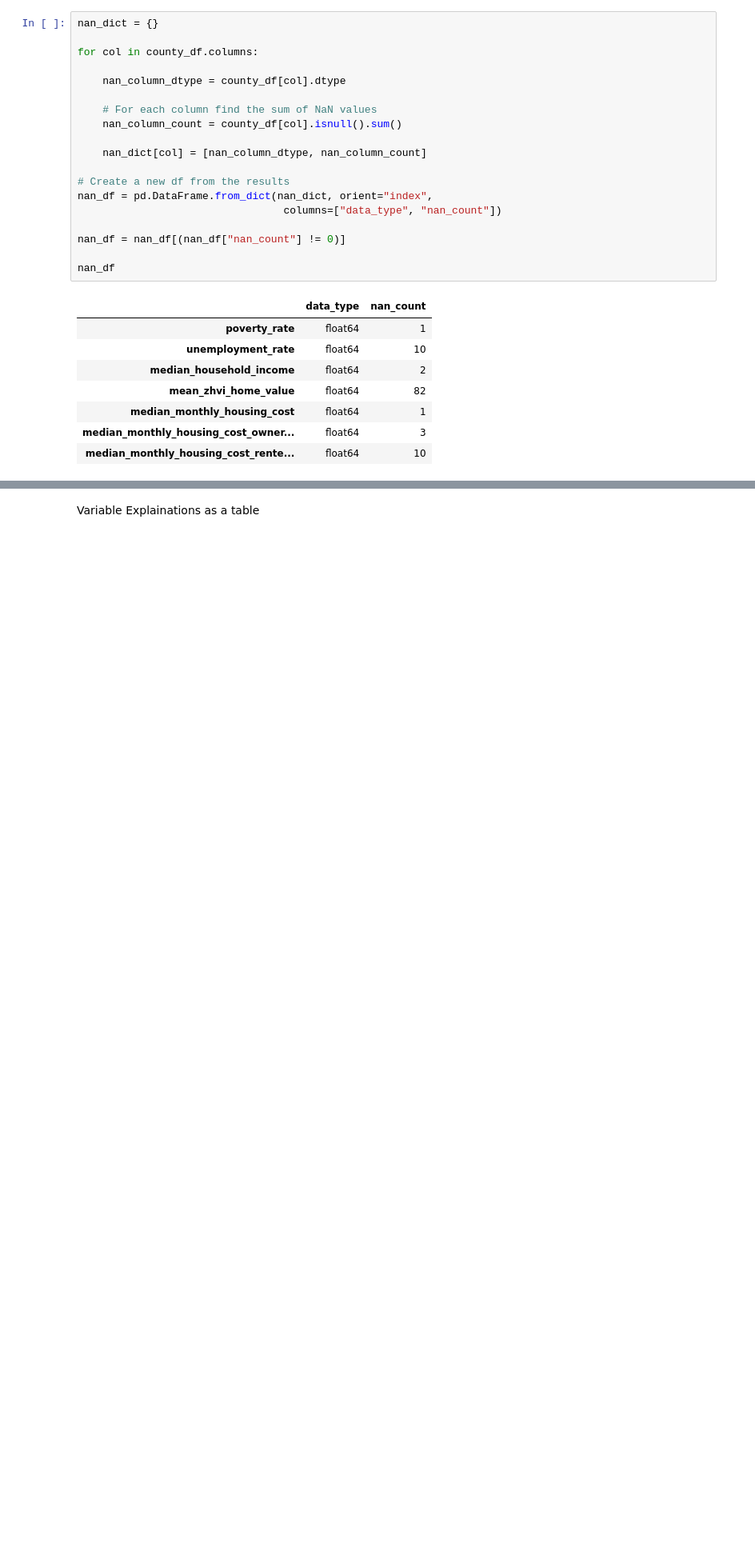
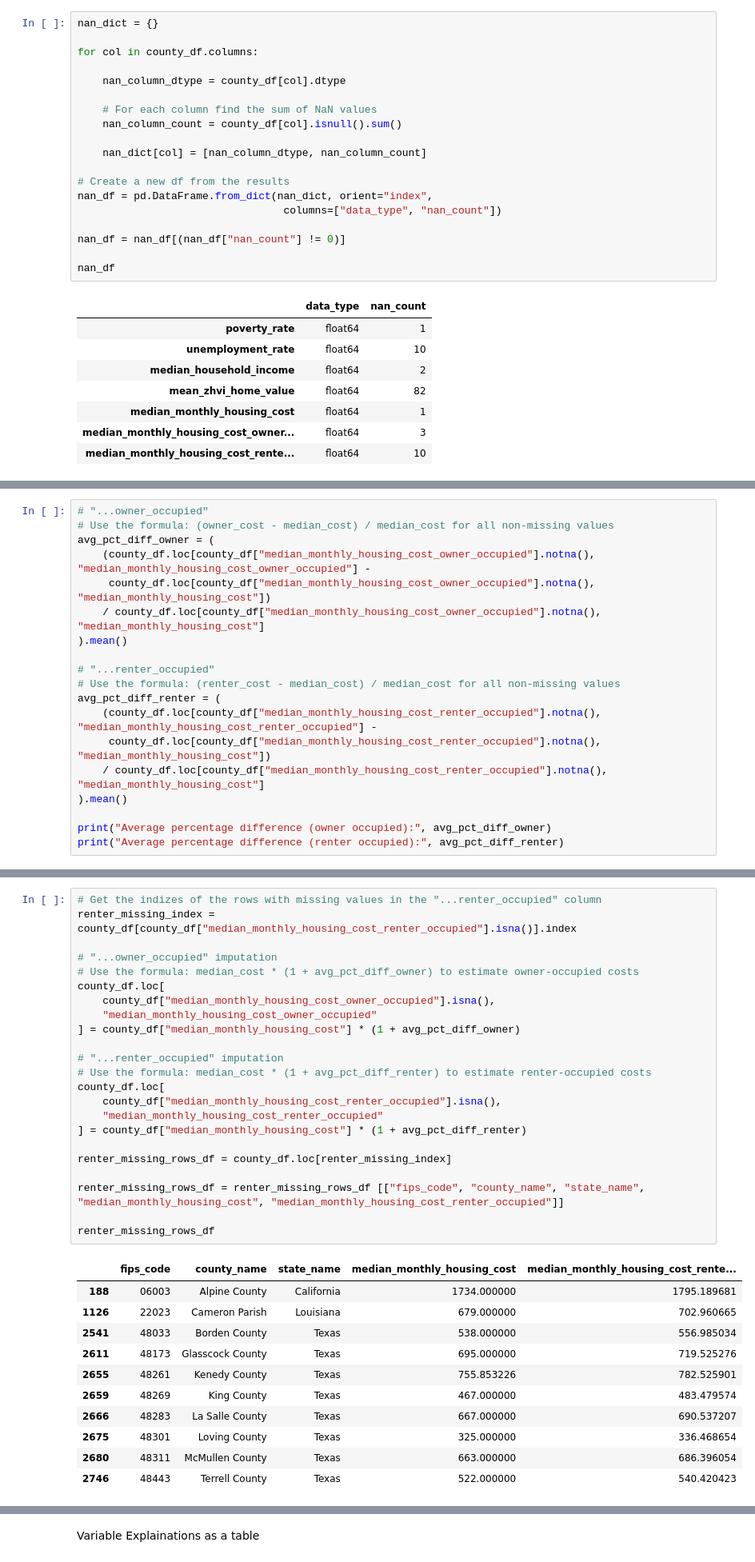
Before and after one commit to larrycoder123/uscounty_datascience, a Jupyter notebook: aproject.ipynb, the cells around one changed output, grey strips where cells are left out. Shown at 80% size. Saved outputs shown, nothing was run; the diff lists cells and outputs as text; blank space fills up the shorter version.

```diff
--- a/aproject.ipynb
+++ b/aproject.ipynb
@@ -248,0 +554,19 @@ Weighted average of nearest counties.
+# %%
+# "...owner_occupied"
+# Use the formula: (owner_cost - median_cost) / median_cost for all non-missing values
+avg_pct_diff_owner = (
+    (county_df.loc[county_df["median_monthly_housing_cost_owner_occupied"].notna(), "median_monthly_housing_cost_owner_occupied"] -
+     county_df.loc[county_df["median_monthly_housing_cost_owner_occupied"].notna(), "median_monthly_housing_cost"])
+    / county_df.loc[county_df["median_monthly_housing_cost_owner_occupied"].notna(), "median_monthly_housing_cost"]
+).mean()
+
+# "...renter_occupied"
+# Use the formula: (renter_cost - median_cost) / median_cost for all non-missing values
+avg_pct_diff_renter = (
+    (county_df.loc[county_df["median_monthly_housing_cost_renter_occupied"].notna(), "median_monthly_housing_cost_renter_occupied"] -
+     county_df.loc[county_df["median_monthly_housing_cost_renter_occupied"].notna(), "median_monthly_housing_cost"])
+    / county_df.loc[county_df["median_monthly_housing_cost_renter_occupied"].notna(), "median_monthly_housing_cost"]
+).mean()
+
+print("Average percentage difference (owner occupied):", avg_pct_diff_owner)
+print("Average percentage difference (renter occupied):", avg_pct_diff_renter)
@@ -248,0 +576,35 @@ Weighted average of nearest counties.
+# %%
+# Get the indizes of the rows with missing values in the "...renter_occupied" column
+renter_missing_index = county_df[county_df["median_monthly_housing_cost_renter_occupied"].isna()].index
+
+# "...owner_occupied" imputation
+# Use the formula: median_cost * (1 + avg_pct_diff_owner) to estimate owner-occupied costs
+county_df.loc[
+    county_df["median_monthly_housing_cost_owner_occupied"].isna(),
+    "median_monthly_housing_cost_owner_occupied"
+] = county_df["median_monthly_housing_cost"] * (1 + avg_pct_diff_owner)
+
+# "...renter_occupied" imputation
+# Use the formula: median_cost * (1 + avg_pct_diff_renter) to estimate renter-occupied costs
+county_df.loc[
+    county_df["median_monthly_housing_cost_renter_occupied"].isna(),
+    "median_monthly_housing_cost_renter_occupied"
+] = county_df["median_monthly_housing_cost"] * (1 + avg_pct_diff_renter)
+
+renter_missing_rows_df = county_df.loc[renter_missing_index]
+
+renter_missing_rows_df = renter_missing_rows_df [["fips_code", "county_name", "state_name", "median_monthly_housing_cost", "median_monthly_housing_cost_renter_occupied"]]
+
+renter_missing_rows_df
+# %% [output]
+|  | fips_code | county_name | state_name | median_monthly_housing_cost | median_monthly_housing_cost_rente... |
+| 188 | 06003 | Alpine County | California | 1734.000000 | 1795.189681 |
+| 1126 | 22023 | Cameron Parish | Louisiana | 679.000000 | 702.960665 |
+| 2541 | 48033 | Borden County | Texas | 538.000000 | 556.985034 |
+| 2611 | 48173 | Glasscock County | Texas | 695.000000 | 719.525276 |
+| 2655 | 48261 | Kenedy County | Texas | 755.853226 | 782.525901 |
+| 2659 | 48269 | King County | Texas | 467.000000 | 483.479574 |
+| 2666 | 48283 | La Salle County | Texas | 667.000000 | 690.537207 |
+| 2675 | 48301 | Loving County | Texas | 325.000000 | 336.468654 |
+| 2680 | 48311 | McMullen County | Texas | 663.000000 | 686.396054 |
+| 2746 | 48443 | Terrell County | Texas | 522.000000 | 540.420423 |
```
Also changed, not shown: parts of 53 cells of this notebook.
